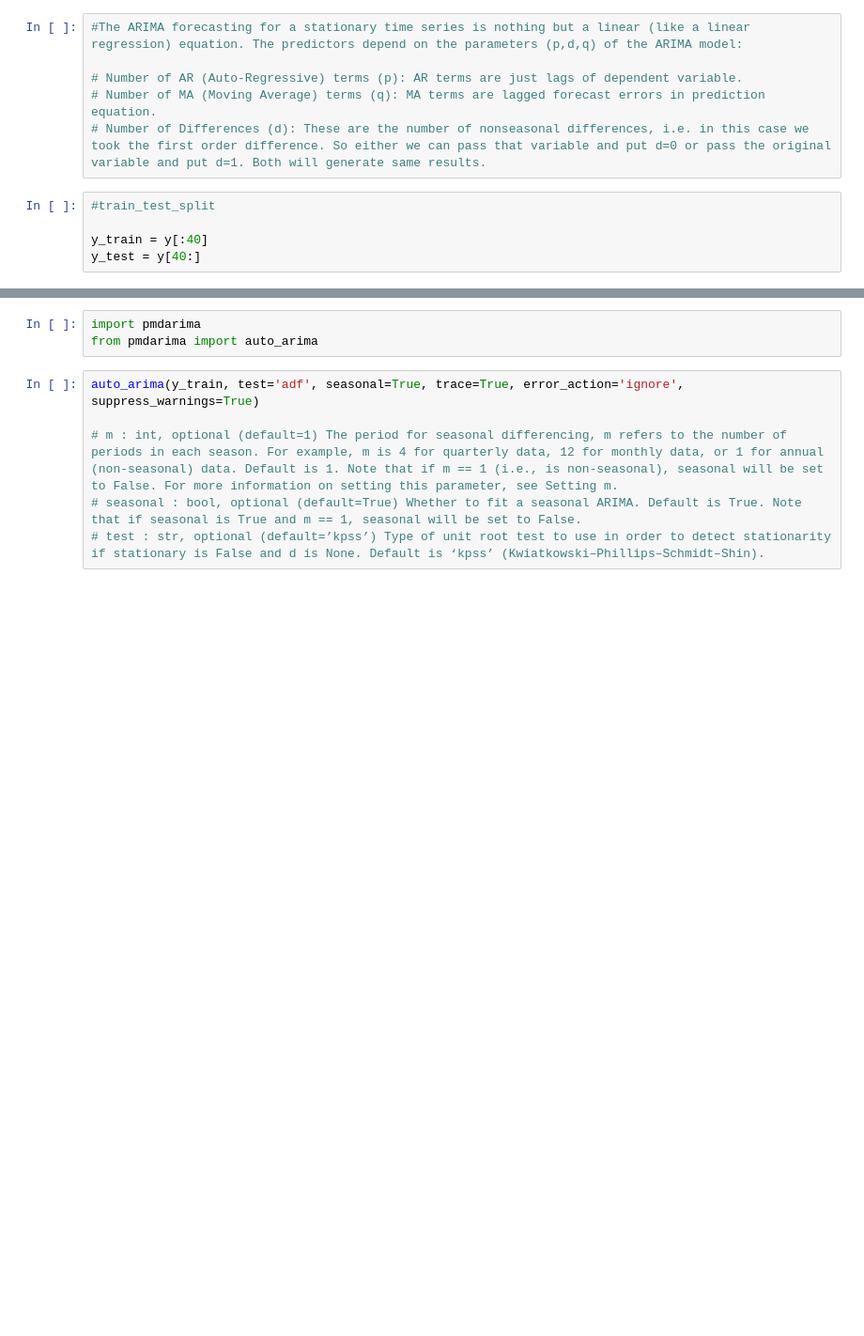
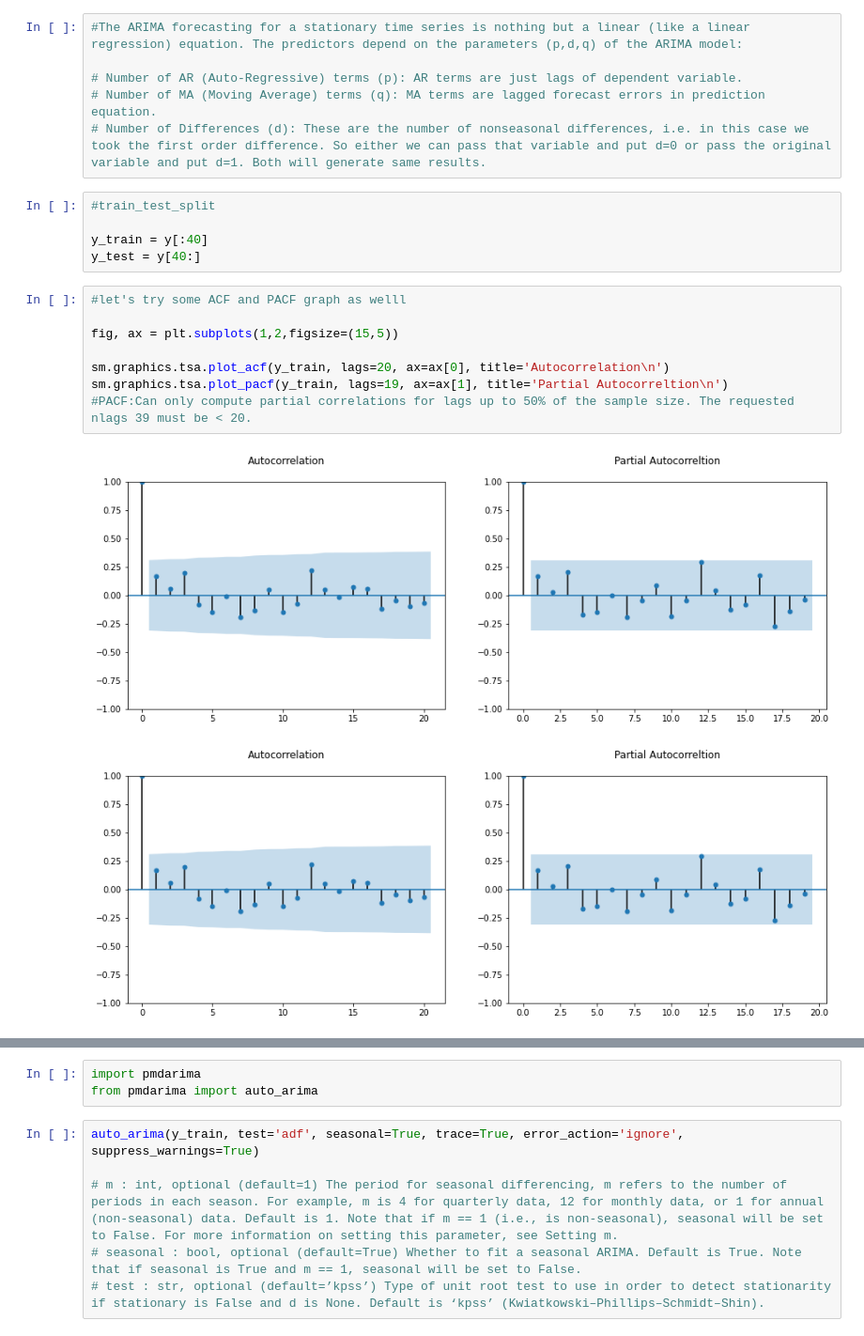
Before and after one commit to ShawnLiu119/Time-Series-SalesProj-ARIMA, a Jupyter notebook: Sales_Projection_TimeSeries.ipynb, the cells around one changed output, grey strips where cells are left out. Shown: that part at 94% size. Drawn from its saved outputs; the diff is of its cells as text; blank space fills up the shorter version.

```diff
--- a/Sales_Projection_TimeSeries.ipynb
+++ b/Sales_Projection_TimeSeries.ipynb
@@ -506,3 +506,14 @@ look-up table. The actual p-value is greater than the p-value returned.
 
 y_train = y[:40]
 y_test = y[40:]
+# %%
+#let's try some ACF and PACF graph as welll
+
+fig, ax = plt.subplots(1,2,figsize=(15,5))
+
+sm.graphics.tsa.plot_acf(y_train, lags=20, ax=ax[0], title='Autocorrelation\n')
+sm.graphics.tsa.plot_pacf(y_train, lags=19, ax=ax[1], title='Partial Autocorreltion\n')
+#PACF:Can only compute partial correlations for lags up to 50% of the sample size. The requested nlags 39 must be < 20.
+# %% [output]
+[figure, added]
+[figure, added]
```
Also changed, not shown: parts of 10 cells of this notebook.
